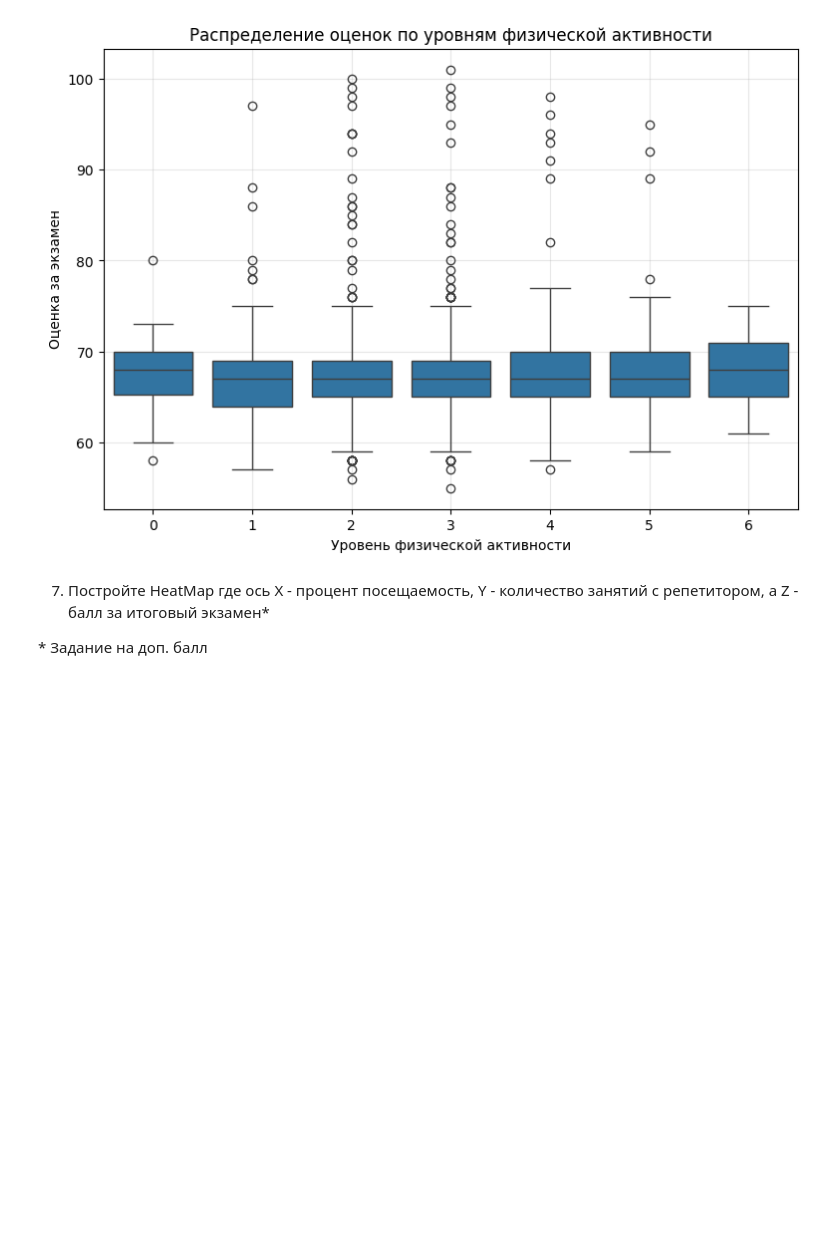
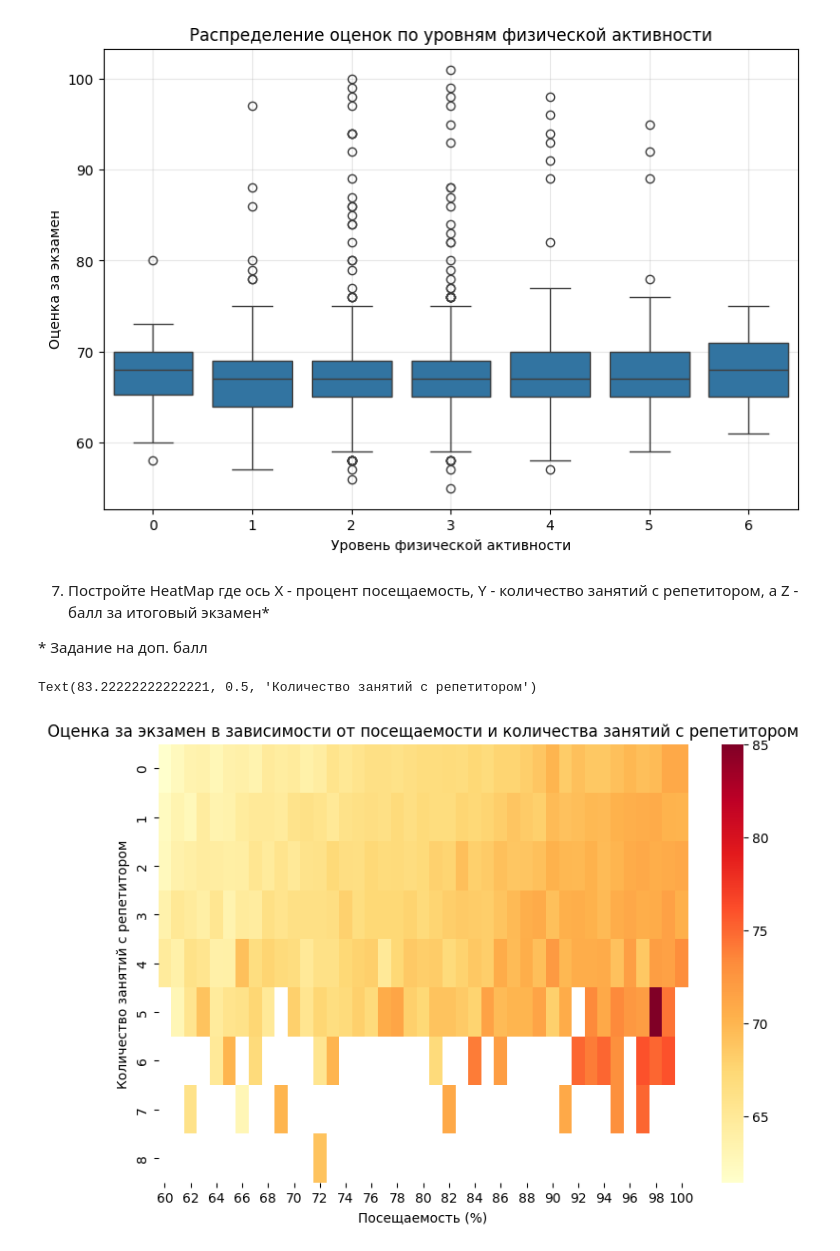
Before and after one commit to nPaBwaYT/MLLabs, a Jupyter notebook: Variant 6/Lab1-6.ipynb, the cells around one changed output. Drawn from its saved outputs; the diff is of its cells as text; code cells hidden in the pictures; blank space fills up the shorter version.

```diff
--- a/Variant 6/Lab1-6.ipynb
+++ b/Variant 6/Lab1-6.ipynb
@@ -421,3 +421,24 @@ axes.grid(True, alpha=0.3)
 7. Постройте HeatMap где ось Х - процент посещаемость, Y - количество занятий с репетитором, а Z - балл за итоговый экзамен*
 
 \* Задание на доп. балл
+# %%
+plt.style.use('default')
+fig, axes = plt.subplots(1, 1, figsize=(9, 6))
+
+pivot = df.pivot_table(
+    index="Tutoring_Sessions",
+    columns="Attendance",
+    values="Exam_Score",
+    aggfunc="mean"
+)
+
+sns.heatmap(
+    pivot,
+    cmap="YlOrRd"
+)
+plt.title("Оценка за экзамен в зависимости от посещаемости и количества занятий с репетитором")
+plt.xlabel("Посещаемость (%)")
+plt.ylabel("Количество занятий с репетитором")
+# %% [output]
+Text(83.22222222222221, 0.5, 'Количество занятий с репетитором')
+[figure, added]
```
Also changed, not shown: parts of 4 cells of this notebook.
